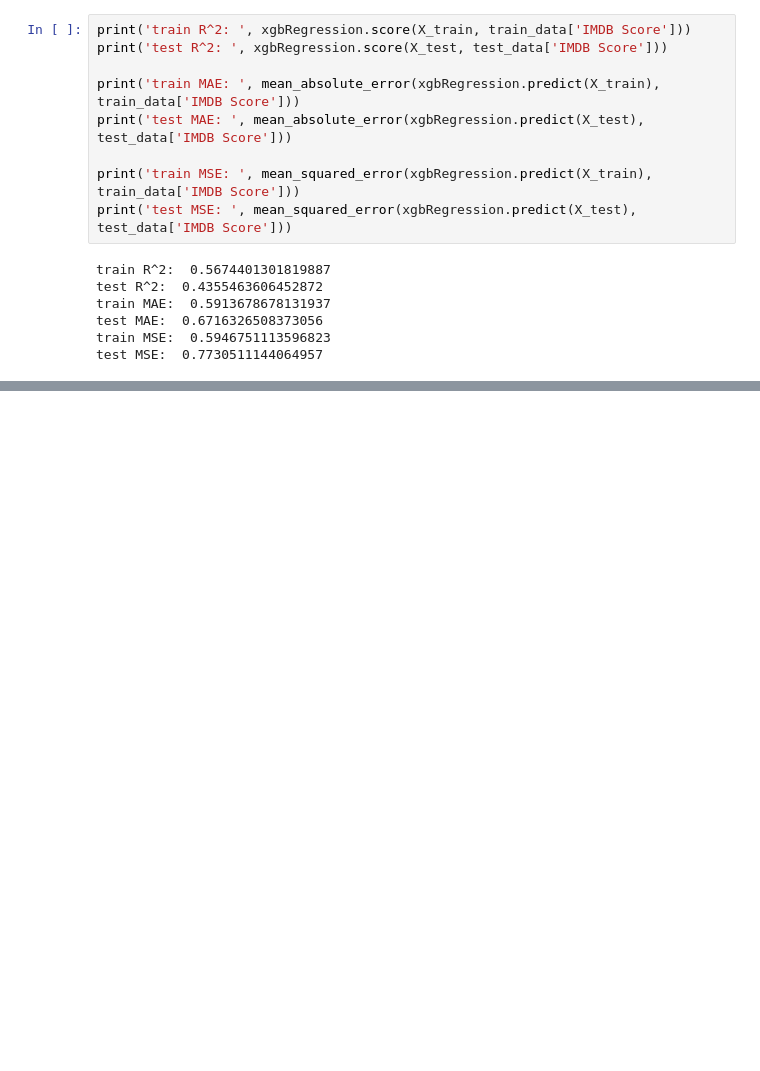
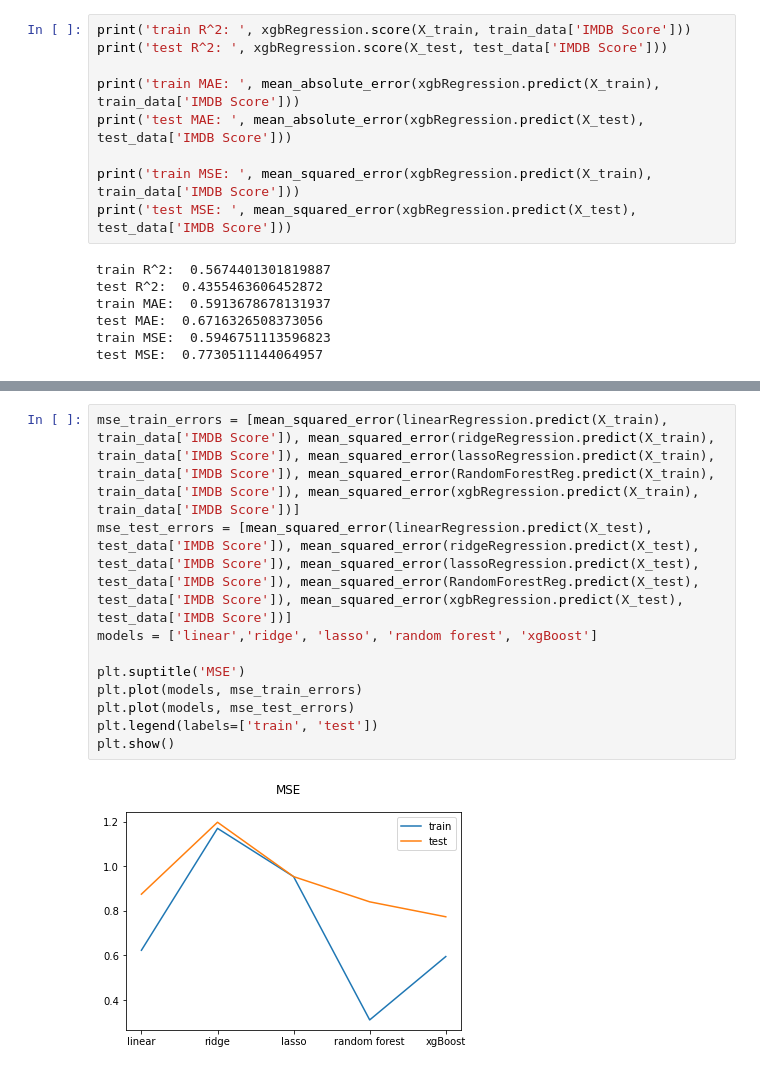
Before and after one commit to nenadperisic/PredictingMovieRatings, a Jupyter notebook: src/regression.ipynb, the cells around one changed output, grey strips where cells are left out. Saved outputs shown, nothing was run; the diff lists cells and outputs as text; blank space fills up the shorter version.

```diff
--- a/src/regression.ipynb
+++ b/src/regression.ipynb
@@ -277,0 +304,12 @@ test MSE:  0.7730511144064957
+# %%
+mse_train_errors = [mean_squared_error(linearRegression.predict(X_train), train_data['IMDB Score']), mean_squared_error(ridgeRegression.predict(X_train), train_data['IMDB Score']), mean_squared_error(lassoRegression.predict(X_train), train_data['IMDB Score']), mean_squared_error(RandomForestReg.predict(X_train), train_data['IMDB Score']), mean_squared_error(xgbRegression.predict(X_train), train_data['IMDB Score'])]
+mse_test_errors = [mean_squared_error(linearRegression.predict(X_test), test_data['IMDB Score']), mean_squared_error(ridgeRegression.predict(X_test), test_data['IMDB Score']), mean_squared_error(lassoRegression.predict(X_test), test_data['IMDB Score']), mean_squared_error(RandomForestReg.predict(X_test), test_data['IMDB Score']), mean_squared_error(xgbRegression.predict(X_test), test_data['IMDB Score'])]
+models = ['linear','ridge', 'lasso', 'random forest', 'xgBoost']
+
+plt.suptitle('MSE')
+plt.plot(models, mse_train_errors)
+plt.plot(models, mse_test_errors)
+plt.legend(labels=['train', 'test'])
+plt.show()
+# %% [output]
+[figure, added]
```
Also changed, not shown: parts of 6 cells of this notebook, 2 other files.
